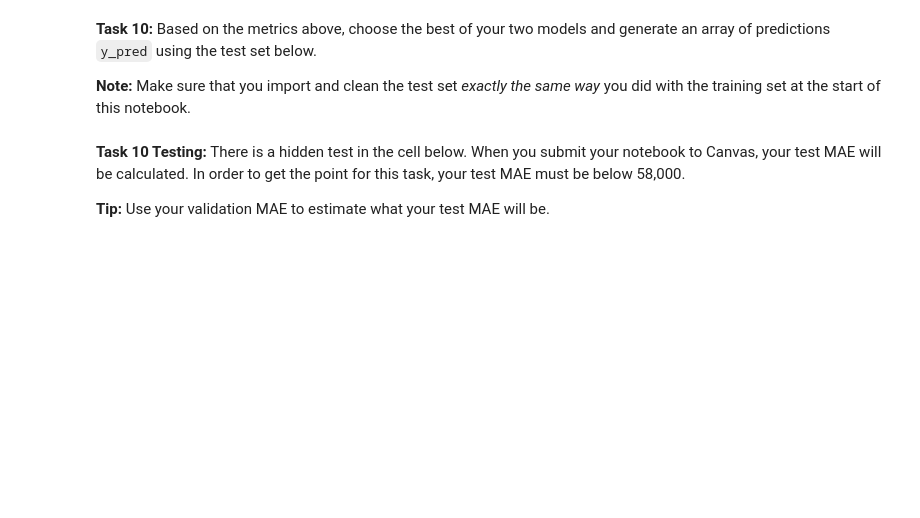
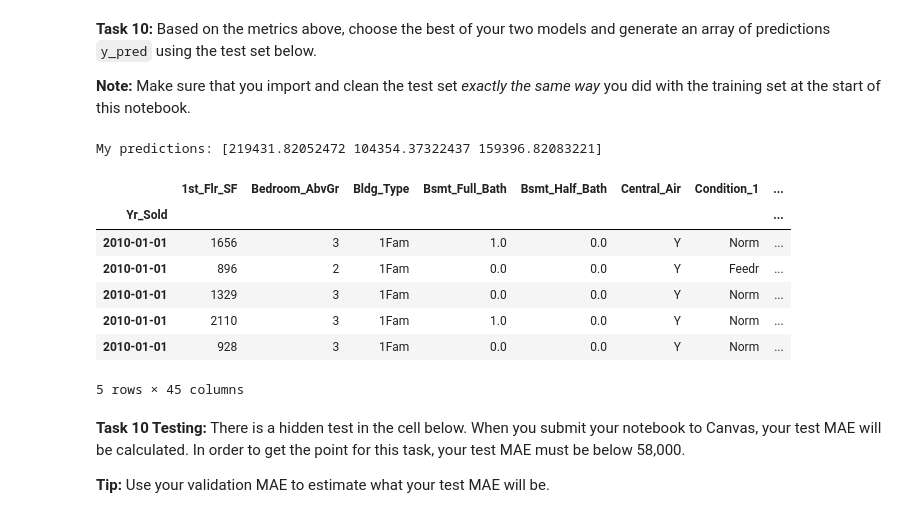
Before and after one commit to Vasanta2002/Sprint_5_linear_models, a Jupyter notebook: sprint_challenge/DS_Sprint_Challenge_21.ipynb, the cells around one changed output. Cells and saved outputs as stored; diff of their text form; code cells hidden in the pictures; blank space fills up the shorter version.

```diff
--- a/sprint_challenge/DS_Sprint_Challenge_21.ipynb
+++ b/sprint_challenge/DS_Sprint_Challenge_21.ipynb
@@ -344,11 +328,25 @@ assert model_r_r2_score <= 1, 'The maximum value for an R^2 score is 1.'
 **Note:** Make sure that you import and clean the test set *exactly the same way* you did with the training set at the start of this notebook.
 # %%
 url_test = 'https://drive.google.com/uc?export=download&id=1y9u8cOWprTjruw8E-ct1c7YaEytToqd_'
-X_test = pd.read_csv(url_test)
+X_test = pd.read_csv(url_test, parse_dates=['Yr_Sold'],
+                 index_col='Yr_Sold')
 
 # YOUR CODE HERE
-raise NotImplementedError()
+y_pred = model_r.predict(X_test)
 print('My predictions:', y_pred[:3])
+# %% [output]
+My predictions: [219431.82052472 104354.37322437 159396.82083221]
+# %%
+X_test.head()
+# %% [output]
+|  | 1st_Flr_SF | Bedroom_AbvGr | Bldg_Type | Bsmt_Full_Bath | Bsmt_Half_Bath | Central_Air | Condition_1 | ... |
+| Yr_Sold |  |  |  |  |  |  |  | ... |
+| 2010-01-01 | 1656 | 3 | 1Fam | 1.0 | 0.0 | Y | Norm | ... |
+| 2010-01-01 | 896 | 2 | 1Fam | 0.0 | 0.0 | Y | Feedr | ... |
+| 2010-01-01 | 1329 | 3 | 1Fam | 0.0 | 0.0 | Y | Norm | ... |
+| 2010-01-01 | 2110 | 3 | 1Fam | 1.0 | 0.0 | Y | Norm | ... |
+| 2010-01-01 | 928 | 3 | 1Fam | 0.0 | 0.0 | Y | Norm | ... |
+5 rows × 45 columns
 # %% [markdown]
 **Task 10 Testing:** There is a hidden test in the cell below. When you submit your notebook to Canvas, your test MAE will be calculated. In order to get the point for this task, your test MAE must be below 58,000.
 
```
Also changed, not shown: parts of 5 cells of this notebook.
